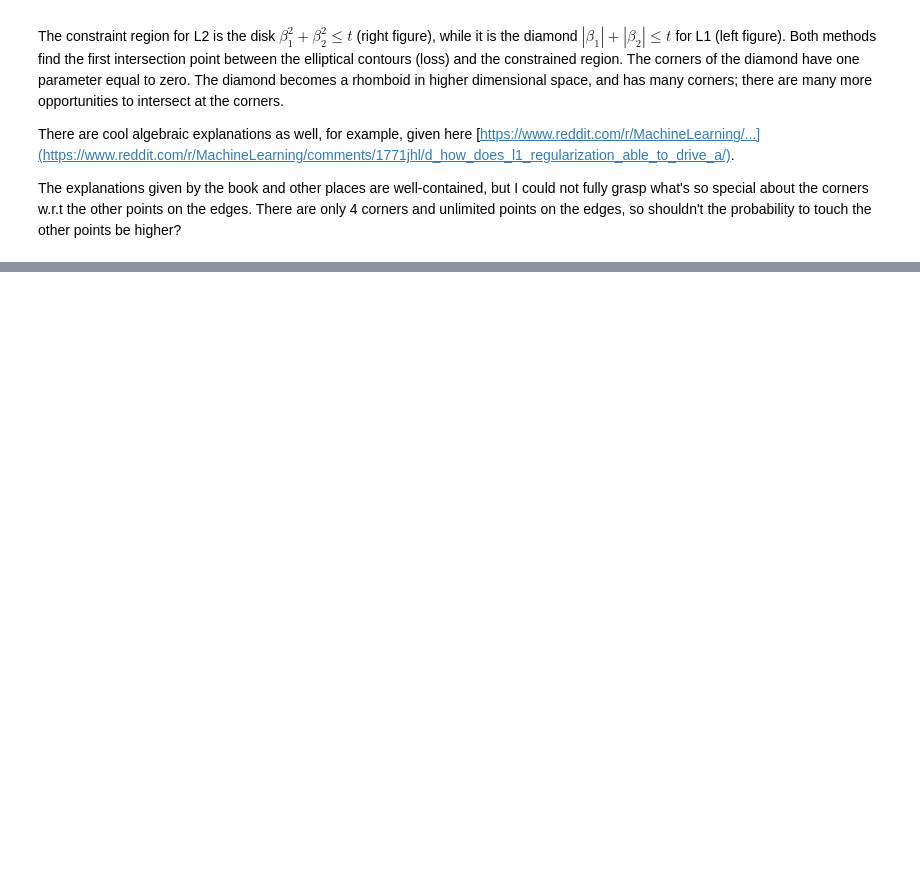
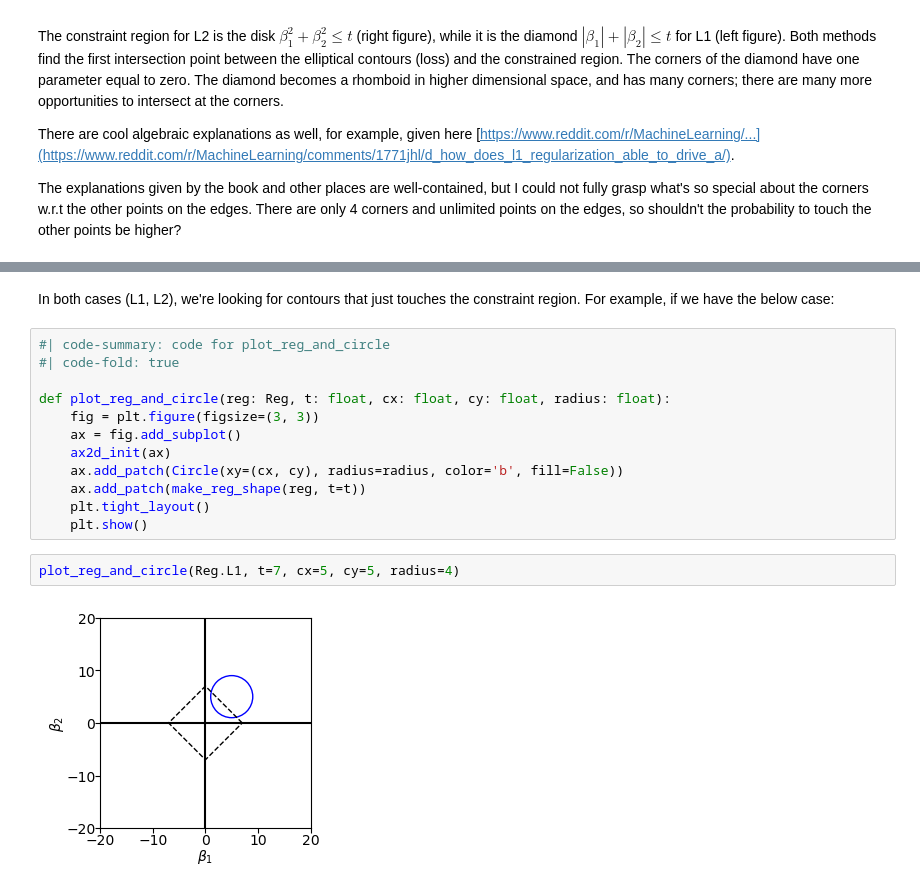
Before and after one commit to maitbayev/maitbayev.github.io, a Jupyter notebook: posts/why-l1-loss-encourage-coefficients-to-shrink-to-zero/index.ipynb, the cells around one changed output, grey strips where cells are left out. Saved outputs shown, nothing was run; the diff lists cells and outputs as text; blank space fills up the shorter version.

```diff
--- a/posts/why-l1-loss-encourage-coefficients-to-shrink-to-zero/index.ipynb
+++ b/posts/why-l1-loss-encourage-coefficients-to-shrink-to-zero/index.ipynb
@@ -206,0 +233,18 @@ circle_samples(t=5, cx=10, cy=5)
+# %% [markdown]
+In both cases (L1, L2), we're looking for contours that just touches the constraint region. For example, if we have the below case:
+# %%
+#| code-summary: code for plot_reg_and_circle
+#| code-fold: true
+
+def plot_reg_and_circle(reg: Reg, t: float, cx: float, cy: float, radius: float):
+    fig = plt.figure(figsize=(3, 3))
+    ax = fig.add_subplot()
+    ax2d_init(ax)
+    ax.add_patch(Circle(xy=(cx, cy), radius=radius, color='b', fill=False))
+    ax.add_patch(make_reg_shape(reg, t=t))
+    plt.tight_layout()
+    plt.show()
+# %%
+plot_reg_and_circle(Reg.L1, t=7, cx=5, cy=5, radius=4)
+# %% [output]
+[figure, added]
```
Also changed, not shown: parts of 15 cells of this notebook, 10 other files.
